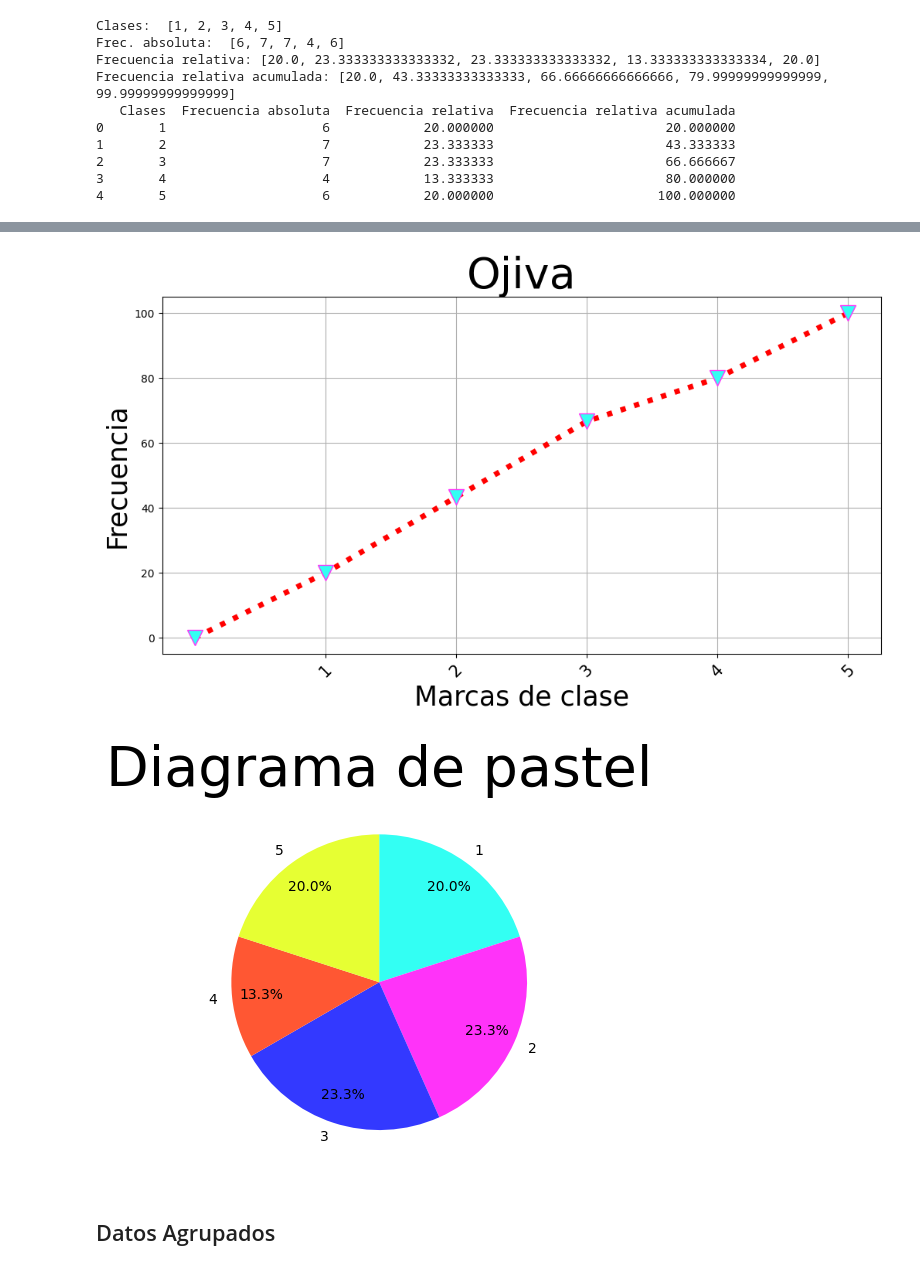
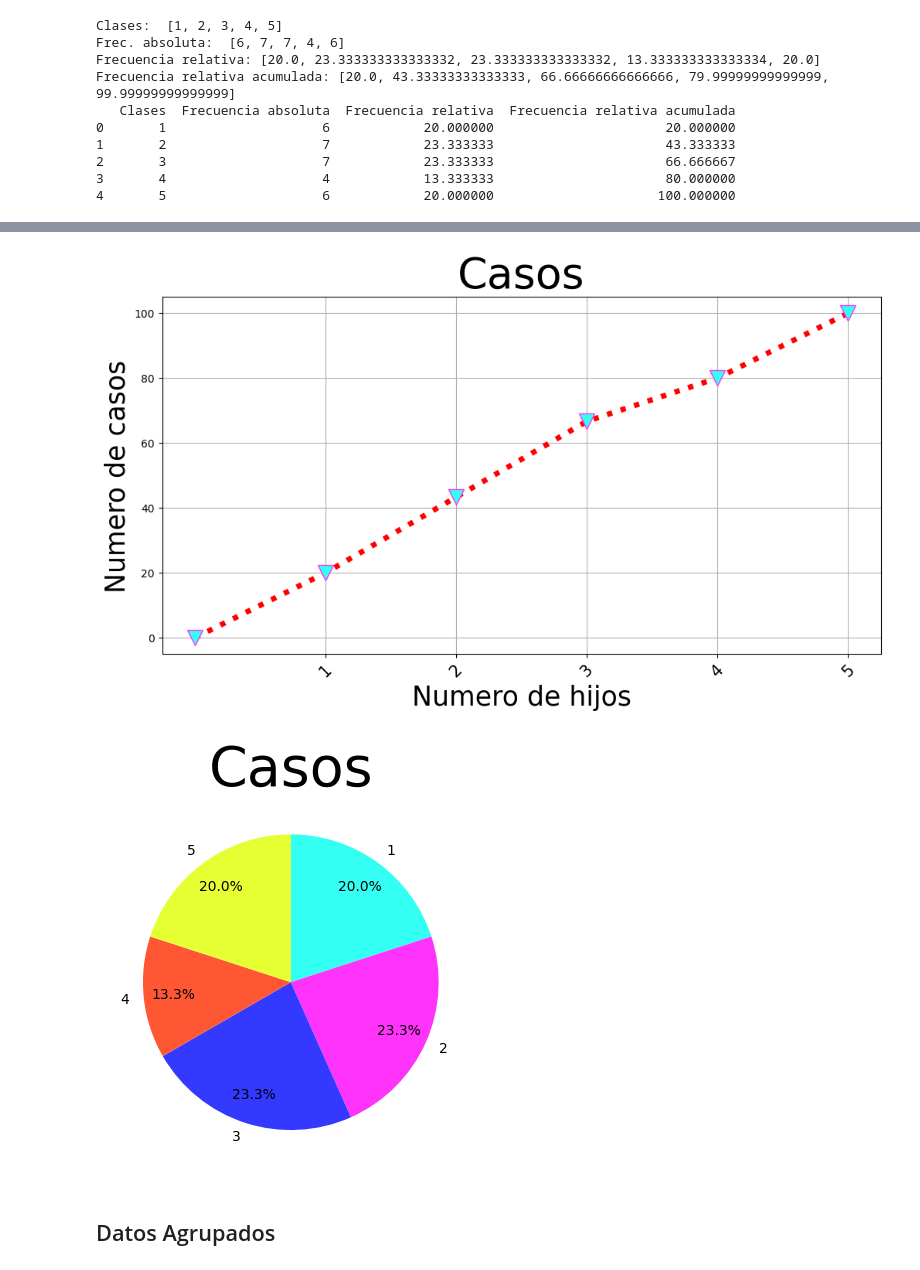
Before and after one commit to imac17itsoeh/Funciones, a Jupyter notebook: testGlobal.ipynb, the cells around one changed output, grey strips where cells are left out. Drawn from its saved outputs; the diff is of its cells as text; code cells hidden in the pictures.

```diff
--- a/testGlobal.ipynb
+++ b/testGlobal.ipynb
@@ -45,9 +45,14 @@ Frecuencia relativa acumulada: [20.0, 43.33333333333333, 66.66666666666666, 79.9
 3       4                    4            13.333333                      80.000000
 4       5                    6            20.000000                     100.000000
 # %%
-p.generar_poligono_frecuencias(frecuencia_relativa, clases_sorted, clases_sorted )
-ht.generar_histograma(clases_sorted, fa_sorted, clases_sorted)
-br.generar_diagrama_barras_horizontal(fa_sorted, clases_sorted,clases_sorted)
-o.generar_ojiva(clases_sorted, frecuencia_relativa_acumulada, clases_sorted)
-pie.generar_pastel(clases_sorted, fa_sorted)
+
+labelx = "Numero de hijos"
+labely = "Numero de casos"
+titulo = "Casos"
+
+p.generar_poligono_frecuencias(frecuencia_relativa, clases_sorted, clases_sorted , labelx, labely, titulo)
+ht.generar_histograma(clases_sorted, fa_sorted, clases_sorted, labelx, labely, titulo)
+br.generar_diagrama_barras_horizontal(fa_sorted, clases_sorted,clases_sorted, labelx, labely, titulo)
+o.generar_ojiva(clases_sorted, frecuencia_relativa_acumulada, clases_sorted, labelx, labely, titulo)
+pie.generar_pastel(clases_sorted, fa_sorted, titulo)
 # %% [output]
@@ -57,5 +62,5 @@ pie.generar_pastel(clases_sorted, fa_sorted)
-[figure, old version]
+[figure, new version]
-[figure, old version]
+[figure, new version]
 # %% [markdown]
 ## Datos Agrupados
 # %%
```
Also changed, not shown: parts of 3 cells of this notebook, 7 other files.
